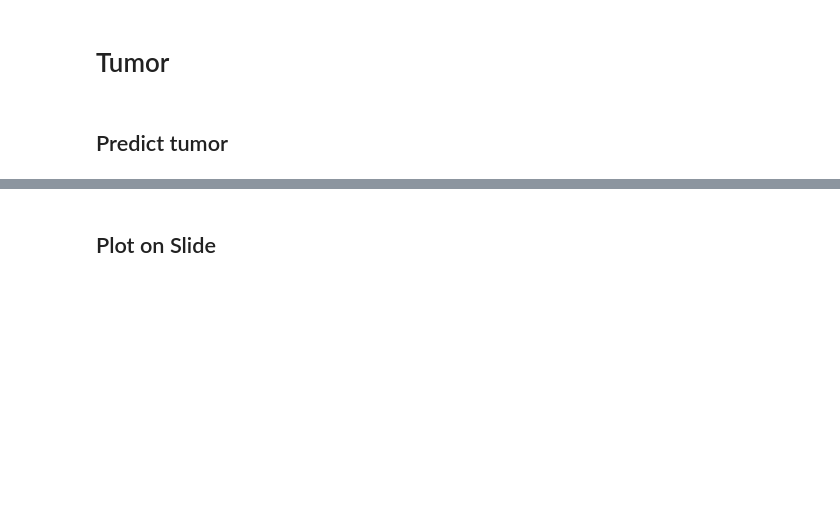
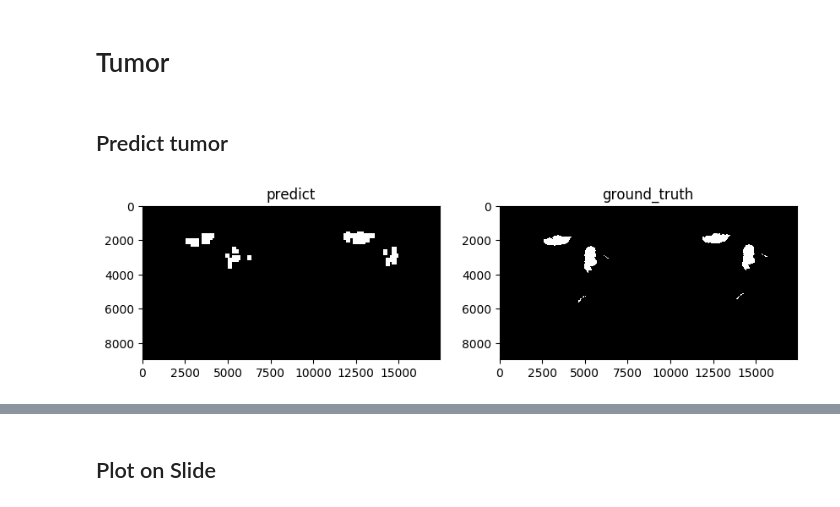
Before and after one commit to Steven13737/Detecting-Cancerous-Cell-in-Gigapixel-Images, a Jupyter notebook: code/dp_predict.ipynb, the cells around one changed output, grey strips where cells are left out. Cells and saved outputs as stored; diff of their text form; code cells hidden in the pictures; blank space fills up the shorter version.

Commit message:
morphological process

```diff
--- a/code/dp_predict.ipynb
+++ b/code/dp_predict.ipynb
@@ -9,7 +9,7 @@ from skimage.color import rgb2gray
 import numpy as np
 import pickle
 # %%
-test_index = '110'
+test_index = '101'
 slide_path = '../images/tumor_' + test_index + '.tif'
 tumor_mask_path = '../images/tumor_' + test_index + '_mask.tif'
 slide, tumor_mask = open_slide(slide_path), open_slide(tumor_mask_path)
@@ -117,7 +117,7 @@ model = Model(inputs=inputs, outputs=output)
 optimizer = tf.keras.optimizers.Adam()
 model.compile(optimizer, loss='binary_crossentropy',metrics = ['accuracy'])
 # %%
-model.load_weights("../models/model_except110091110.h5")
+model.load_weights("../models/model_except110.h5")
 # %%
 model.summary()
 # %% [output]
@@ -146,7 +146,7 @@ cnt = 0
 for i,coor in enumerate(coor_list):
     data =[res[[i],0,:,:,:]/255,res[[i],1,:,:,:]/255, res[[i],2,:,:,:]/255,res[[i],3,:,:,:]/255]
     predict_res = model.predict(x = data,batch_size=1, verbose=0, steps=None, callbacks=None)
-    final_res = 1 if predict_res[0] > 0.95 else 0
+    final_res = 1 if predict_res[0] > 0.96 else 0
     if final_res == 1:
         final_coor.append(coor)
     if cnt%100 == 0:
@@ -206,16 +223,25 @@ mask_image = read_slide(tumor_mask,
 # The mask info we need is in the first channel only.
 # If you skip this step, the mask will be displayed as all black.
 mask_image = mask_image[:,:,0]
+# %%
+# Morphological Transformations
+import cv2
+kernel = np.ones((200,200),np.uint8)
+closing = cv2.morphologyEx(predict_mask, cv2.MORPH_OPEN, kernel)
+dilation = cv2.dilate(closing,kernel,iterations = 1)
+dilation = closing
 # %%
 fig, ax = plt.subplots(1, 2, figsize=(10, 10), dpi=100)
-for ax, img, interp in zip(ax, [predict_mask, mask_image],  ['predict', 'ground_truth']):
+for ax, img, interp in zip(ax, [dilation, mask_image],  ['predict', 'ground_truth']):
     ax.imshow(img,cmap ='gray')
     ax.set_title(interp)
     ax.grid(False)
 
 plt.show()
 path = '../results/' + str(test_index) + '/' + 'tumor_mask.png'
 fig.savefig(path, dpi=fig.dpi, bbox_inches='tight')
+# %% [output]
+[figure, added]
 # %%
 img=plt.imread(path)
 plt.imshow(img, cmap = 'gray')
```
Also changed, not shown: parts of 11 cells of this notebook, 18 other files.
